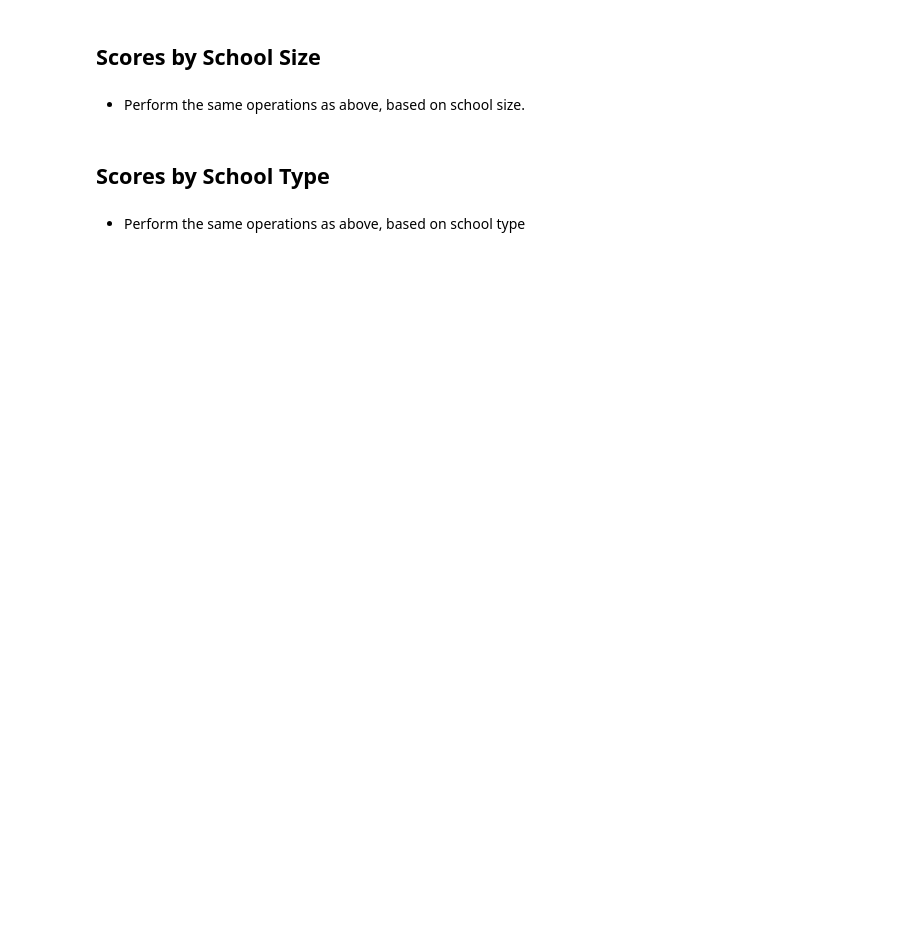
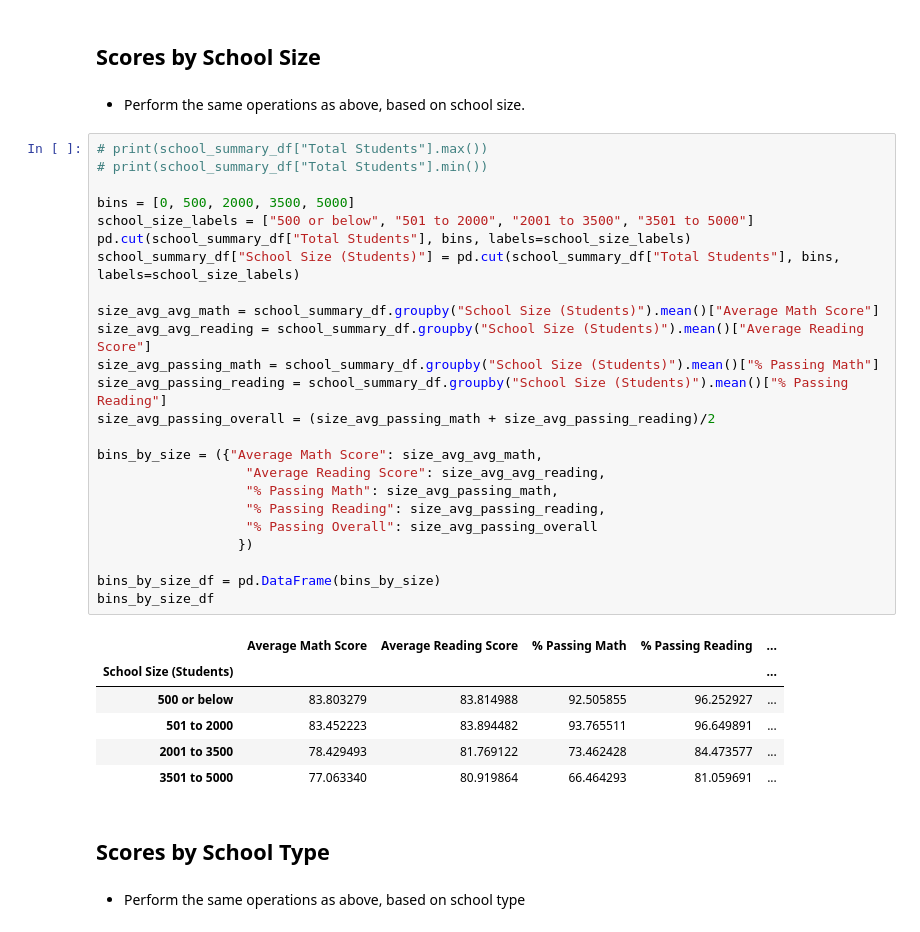
Before and after one commit to kasy1tu/Standardize-Testing-Analysis-, a Jupyter notebook: PyCitySchools_starter.ipynb, the cells around one changed output. Drawn from its saved outputs; the diff is of its cells as text; blank space fills up the shorter version.

```diff
--- a/PyCitySchools_starter.ipynb
+++ b/PyCitySchools_starter.ipynb
@@ -405,6 +398,37 @@ Index(['School Type', 'Total Students', 'Total School Budget',
 ## Scores by School Size
 # %% [markdown]
 * Perform the same operations as above, based on school size.
+# %%
+# print(school_summary_df["Total Students"].max())
+# print(school_summary_df["Total Students"].min())
+
+bins = [0, 500, 2000, 3500, 5000]
+school_size_labels = ["500 or below", "501 to 2000", "2001 to 3500", "3501 to 5000"]
+pd.cut(school_summary_df["Total Students"], bins, labels=school_size_labels)
+school_summary_df["School Size (Students)"] = pd.cut(school_summary_df["Total Students"], bins, labels=school_size_labels)
+
+size_avg_avg_math = school_summary_df.groupby("School Size (Students)").mean()["Average Math Score"]
+size_avg_avg_reading = school_summary_df.groupby("School Size (Students)").mean()["Average Reading Score"]
+size_avg_passing_math = school_summary_df.groupby("School Size (Students)").mean()["% Passing Math"]
+size_avg_passing_reading = school_summary_df.groupby("School Size (Students)").mean()["% Passing Reading"]
+size_avg_passing_overall = (size_avg_passing_math + size_avg_passing_reading)/2
+
+bins_by_size = ({"Average Math Score": size_avg_avg_math,
+                   "Average Reading Score": size_avg_avg_reading,
+                   "% Passing Math": size_avg_passing_math,
+                   "% Passing Reading": size_avg_passing_reading,
+                   "% Passing Overall": size_avg_passing_overall
+                  })
+
+bins_by_size_df = pd.DataFrame(bins_by_size)
+bins_by_size_df
+# %% [output]
+|  | Average Math Score | Average Reading Score | % Passing Math | % Passing Reading | ... |
+| School Size (Students) |  |  |  |  | ... |
+| 500 or below | 83.803279 | 83.814988 | 92.505855 | 96.252927 | ... |
+| 501 to 2000 | 83.452223 | 83.894482 | 93.765511 | 96.649891 | ... |
+| 2001 to 3500 | 78.429493 | 81.769122 | 73.462428 | 84.473577 | ... |
+| 3501 to 5000 | 77.063340 | 80.919864 | 66.464293 | 81.059691 | ... |
 # %% [markdown]
 ## Scores by School Type
 # %% [markdown]
```
Also changed, not shown: parts of 3 cells of this notebook, 1 other file.
